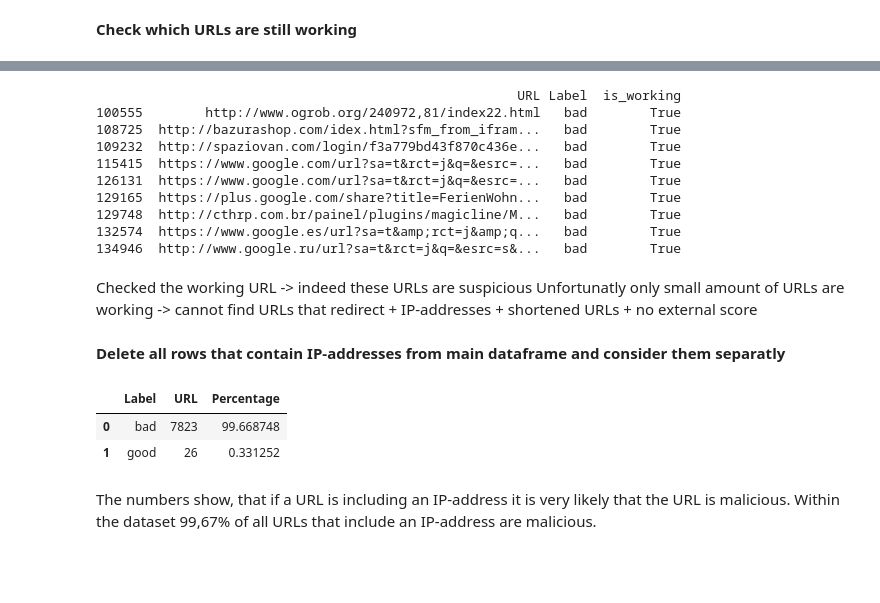
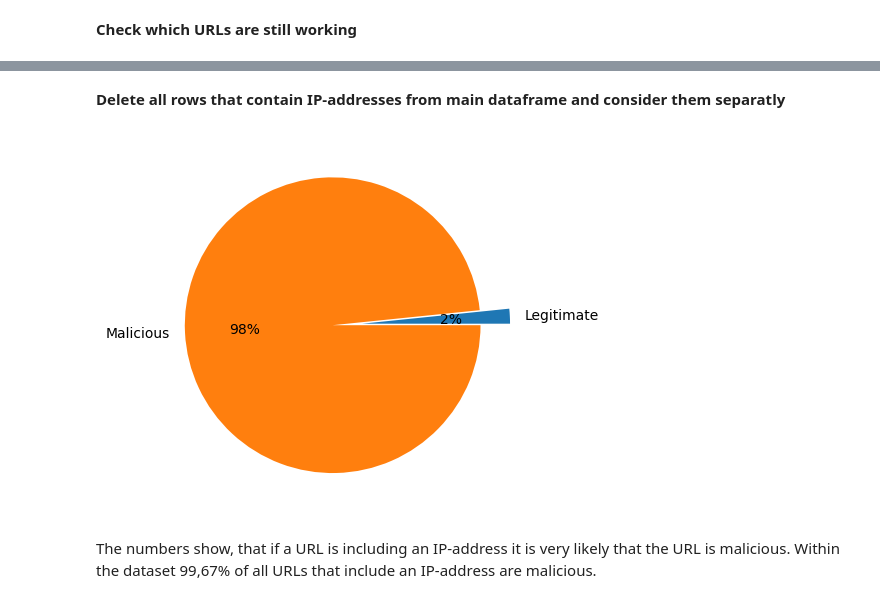
Before and after one commit to Fafien/PhishingDataset, a Jupyter notebook: phishing_analysis.ipynb, the cells around one changed output, grey strips where cells are left out. Cells and saved outputs as stored; diff of their text form; code cells hidden in the pictures; blank space fills up the shorter version.

```diff
--- a/phishing_analysis.ipynb
+++ b/phishing_analysis.ipynb
@@ -82,38 +97,20 @@ df.head(15)
-# %%
-df_groupBy_isWorking = df.groupby(by=['Label', 'is_working'],as_index = False).count()
-df_groupBy_isWorking.head(10)
-print(df[df['is_working']])
-# %% [output]
-                                                      URL Label  is_working
-100555        http://www.ogrob.org/240972,81/index22.html   bad        True
-108725  http://bazurashop.com/idex.html?sfm_from_ifram...   bad        True
-109232  http://spaziovan.com/login/f3a779bd43f870c436e...   bad        True
-115415  https://www.google.com/url?sa=t&rct=j&q=&esrc=...   bad        True
-126131  https://www.google.com/url?sa=t&rct=j&q=&esrc=...   bad        True
-129165  https://plus.google.com/share?title=FerienWohn...   bad        True
-129748  http://cthrp.com.br/painel/plugins/magicline/M...   bad        True
-132574  https://www.google.es/url?sa=t&amp;rct=j&amp;q...   bad        True
-134946  http://www.google.ru/url?sa=t&rct=j&q=&esrc=s&...   bad        True
-# %% [markdown]
-Checked the working URL -> indeed these URLs are suspicious
-Unfortunatly only small amount of URLs are working -> cannot find URLs that redirect + IP-addresses + shortened URLs + no external score
 # %% [markdown]
 **Delete all rows that contain IP-addresses from main dataframe and consider them separatly**
 # %%
 ip_regex = re.compile(r'\b(?:\d{1,3}\.){3}\d{1,3}\b')
 
-
-df_ip = df.loc[df['URL'].str.match(ip_regex)]
-df_ip = df_ip.drop('is_working', axis=1)
-df_ip_groupBy_label = df_ip.groupby(by=['Label'],as_index = False).count()
+df_ip = df.loc[df['URL'].str.contains(ip_regex, regex=True)]
+df_ip_groupBy_label = df_ip.groupby(by=['CLASS_LABEL'],as_index = False).count()
 amount_ip_addresses = df_ip_groupBy_label['URL'].sum()
 df_ip_groupBy_label['Percentage'] = (df_ip_groupBy_label['URL'] / amount_ip_addresses) * 100
 
-df_ip_groupBy_label.head(15)
+mylabels = ["Legitimate", "Malicious"]
+myexplode = [0.2, 0]
+
+plt.pie(df_ip_groupBy_label['URL'], labels = mylabels, explode = myexplode, autopct=lambda p: '{:.0f}%'.format(p))
+plt.show()
 # %% [output]
-|  | Label | URL | Percentage |
-| 0 | bad | 7823 | 99.668748 |
-| 1 | good | 26 | 0.331252 |
+[figure, added]
 # %% [markdown]
 The numbers show, that if a URL is including an IP-address it is very likely that the URL is malicious. Within the dataset 99,67% of all URLs that include an IP-address are malicious.
 # %% [markdown]
```
Also changed, not shown: parts of 57 cells of this notebook, 4 other files.
